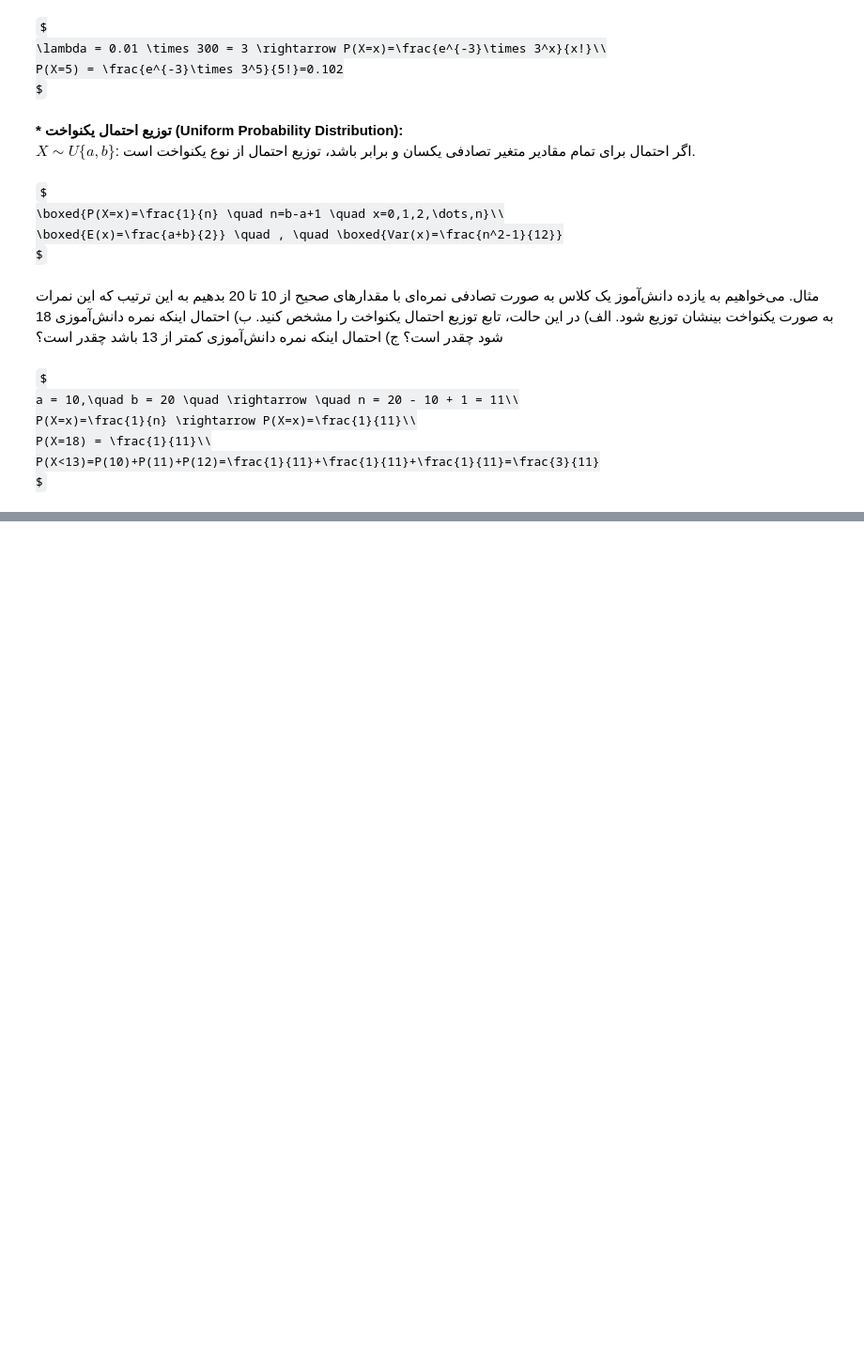
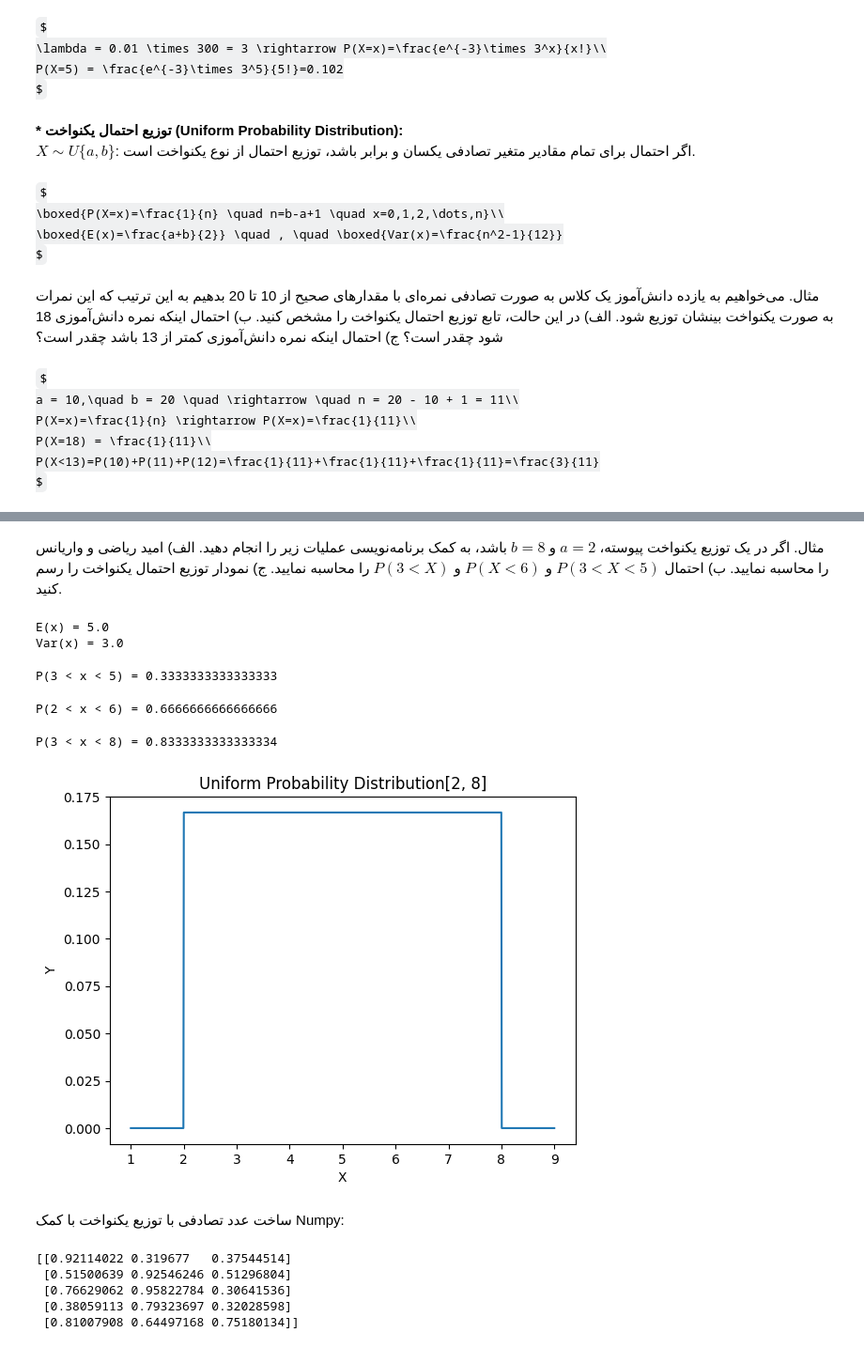
Before and after one commit to aghababaei-alireza/AI_Darsman, a Jupyter notebook: Semester 4 - Statistics and Probability/Learn/Part3-RandomVariablesAndDistributions.ipynb, the cells around one changed output, grey strips where cells are left out. Shown at 94% size. Drawn from its saved outputs; the diff is of its cells as text; code cells hidden in the pictures; some formulas as TeX source; blank space fills up the shorter version.

```diff
--- a/Semester 4 - Statistics and Probability/Learn/Part3-RandomVariablesAndDistributions.ipynb
+++ b/Semester 4 - Statistics and Probability/Learn/Part3-RandomVariablesAndDistributions.ipynb
@@ -872,0 +1235,65 @@ $
+# %% [markdown]
+<p style = "font-family:B Nazanin;">
+    مثال. اگر در یک توزیع یکنواخت پیوسته، $a = 2$ و $b = 8$ باشد، به کمک برنامه‌نویسی عملیات زیر را انجام دهید. الف) امید ریاضی و واریانس را محاسبه نمایید. ب) احتمال $P(3 \lt X \lt 5)$ و $P(X \lt 6)$ و $P(3 \lt X)$ را محاسبه نمایید. ج) نمودار توزیع احتمال یکنواخت را رسم کنید.
+</p>
+# %%
+import numpy as np
+import matplotlib.pyplot as plt
+
+def uniform_probability_density(x, a, b):
+    if x < a or x > b:
+        return 0
+    return 1 / (b - a)
+
+a = 2
+b = 8
+
+mean = (a + b) / 2
+variance = ((b - a) ** 2) / 12
+
+print(f'E(x) = {mean}')
+print(f'Var(x) = {variance}')
+# %% [output]
+E(x) = 5.0
+Var(x) = 3.0
+# %%
+# P(3 < x < 5)
+
+c = 3
+d = 5
+probability = (d - c) / (b - a)
+print(f'P({c} < x < {d}) = {probability}')
+# %% [output]
+P(3 < x < 5) = 0.3333333333333333
+# %%
+# P(x < 6)
+
+c = a
+d = 6
+probability = (d - c) / (b - a)
+print(f'P({c} < x < {d}) = {probability}')
+# %% [output]
+P(2 < x < 6) = 0.6666666666666666
+# %%
+# P(x > 3)
+
+c = 3
+d = b
+probability = (d - c) / (b - a)
+print(f'P({c} < x < {d}) = {probability}')
+# %% [output]
+P(3 < x < 8) = 0.8333333333333334
+# %%
+x_values = np.linspace(a-1, b+1, 1000)
+prob_values = [uniform_probability_density(x, a, b) for x in x_values]
+plt.plot(x_values, prob_values)
+plt.xlabel('X')
+plt.ylabel('Y')
+plt.title(f'Uniform Probability Distribution[{a}, {b}]')
+plt.show()
+# %% [output]
+[figure, added]
+# %% [markdown]
+<p style = "font-family:B Nazanin;">
+    ساخت عدد تصادفی با توزیع یکنواخت با کمک Numpy:
+</p>
@@ -872,0 +1302,10 @@ $
+# %%
+# 5x3 random array, each number between 0.1 and 0.99
+randNumbers = np.random.uniform(low=0.1, high=0.99, size=(5,3))
+print(randNumbers)
+# %% [output]
+[[0.92114022 0.319677   0.37544514]
+ [0.51500639 0.92546246 0.51296804]
+ [0.76629062 0.95822784 0.30641536]
+ [0.38059113 0.79323697 0.32028598]
+ [0.81007908 0.64497168 0.75180134]]
```
Also changed, not shown: parts of 86 cells of this notebook, 1 other file.
